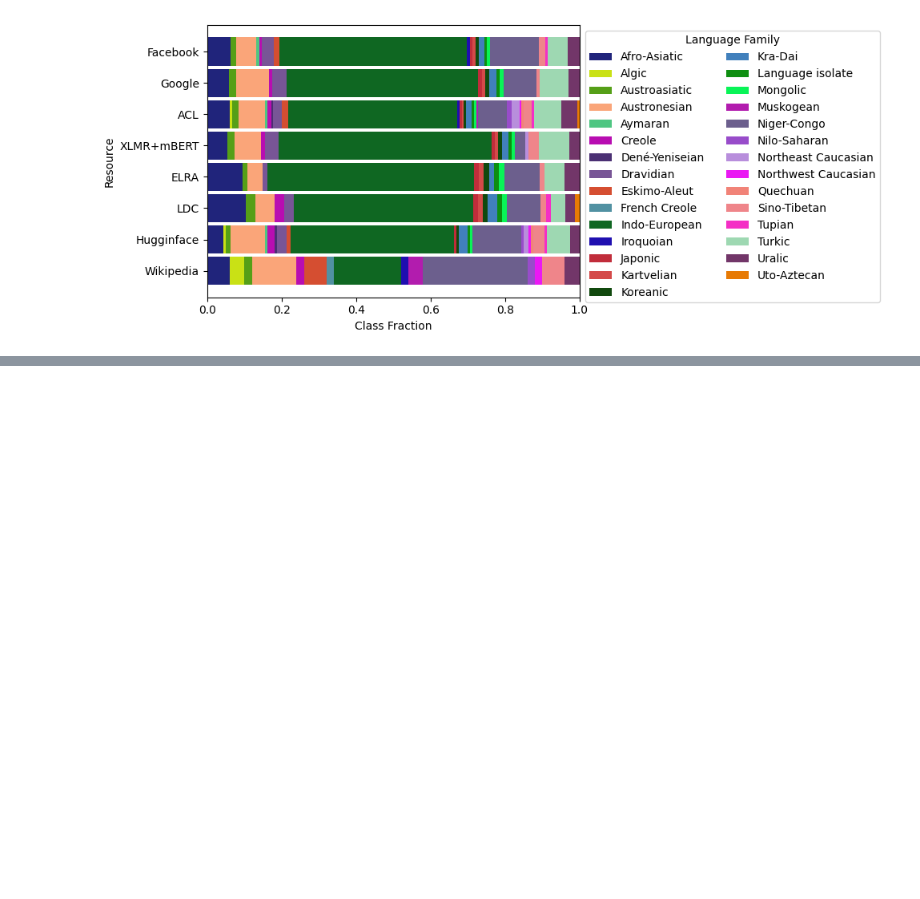
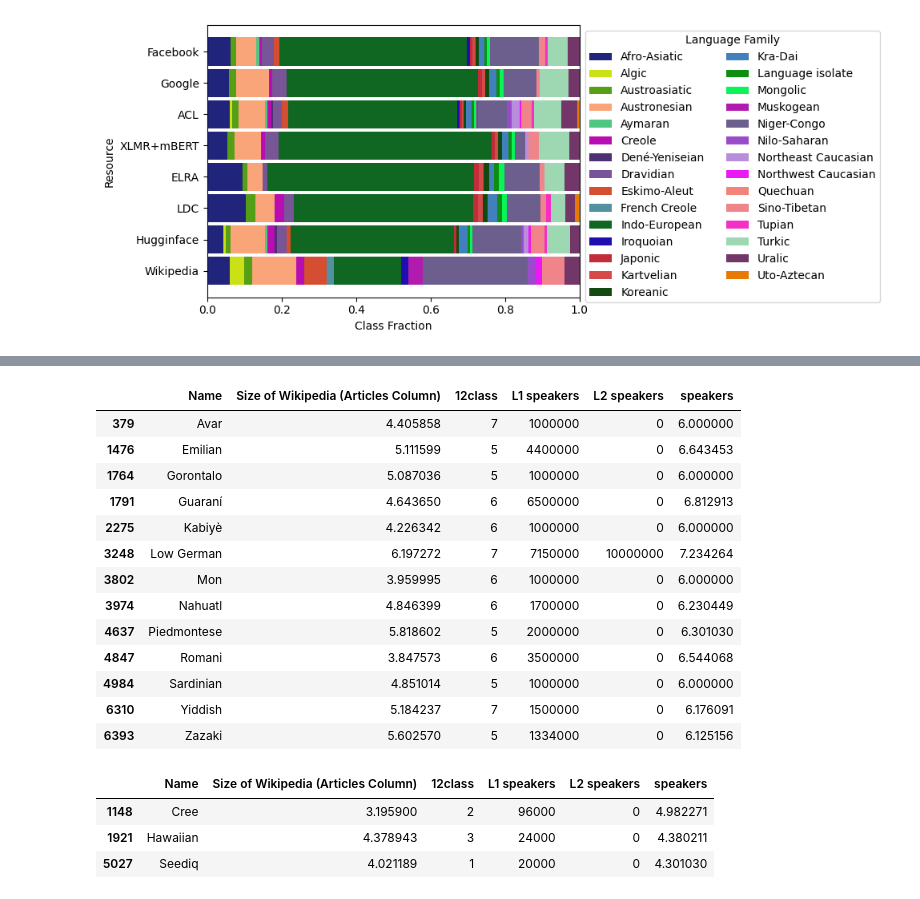
Before and after one commit to NisansaDdS/Some-Languages-are-More-Equal-than-Others, a Jupyter notebook: Generate Diagrams.ipynb, the cells around one changed output, grey strips where cells are left out. Cells and saved outputs as stored; diff of their text form; code cells hidden in the pictures; blank space fills up the shorter version.

```diff
--- a/Generate Diagrams.ipynb
+++ b/Generate Diagrams.ipynb
@@ -1800,0 +1821,28 @@ Seed was: 3237499347492127850
+# %%
+# Non-blues that are in the blue area of the population chart
+
+popchart[(popchart["L1 speakers"]+popchart["L2 speakers"]>=1000000)&(popchart["12class"]<=7)]
+# %% [output]
+|  | Name | Size of Wikipedia (Articles Column) | 12class | L1 speakers | L2 speakers | speakers |
+| 379 | Avar | 4.405858 | 7 | 1000000 | 0 | 6.000000 |
+| 1476 | Emilian | 5.111599 | 5 | 4400000 | 0 | 6.643453 |
+| 1764 | Gorontalo | 5.087036 | 5 | 1000000 | 0 | 6.000000 |
+| 1791 | Guaraní | 4.643650 | 6 | 6500000 | 0 | 6.812913 |
+| 2275 | Kabiyè | 4.226342 | 6 | 1000000 | 0 | 6.000000 |
+| 3248 | Low German | 6.197272 | 7 | 7150000 | 10000000 | 7.234264 |
+| 3802 | Mon | 3.959995 | 6 | 1000000 | 0 | 6.000000 |
+| 3974 | Nahuatl | 4.846399 | 6 | 1700000 | 0 | 6.230449 |
+| 4637 | Piedmontese | 5.818602 | 5 | 2000000 | 0 | 6.301030 |
+| 4847 | Romani | 3.847573 | 6 | 3500000 | 0 | 6.544068 |
+| 4984 | Sardinian | 4.851014 | 5 | 1000000 | 0 | 6.000000 |
+| 6310 | Yiddish | 5.184237 | 7 | 1500000 | 0 | 6.176091 |
+| 6393 | Zazaki | 5.602570 | 5 | 1334000 | 0 | 6.125156 |
+# %%
+# Reds that are in the green/blue area of the population chart
+
+popchart[(popchart["L1 speakers"]+popchart["L2 speakers"]>=10000)&(popchart["12class"]<=3)]
+# %% [output]
+|  | Name | Size of Wikipedia (Articles Column) | 12class | L1 speakers | L2 speakers | speakers |
+| 1148 | Cree | 3.195900 | 2 | 96000 | 0 | 4.982271 |
+| 1921 | Hawaiian | 4.378943 | 3 | 24000 | 0 | 4.380211 |
+| 5027 | Seediq | 4.021189 | 1 | 20000 | 0 | 4.301030 |
```
Also changed, not shown: parts of 17 cells of this notebook, 6 other files.
